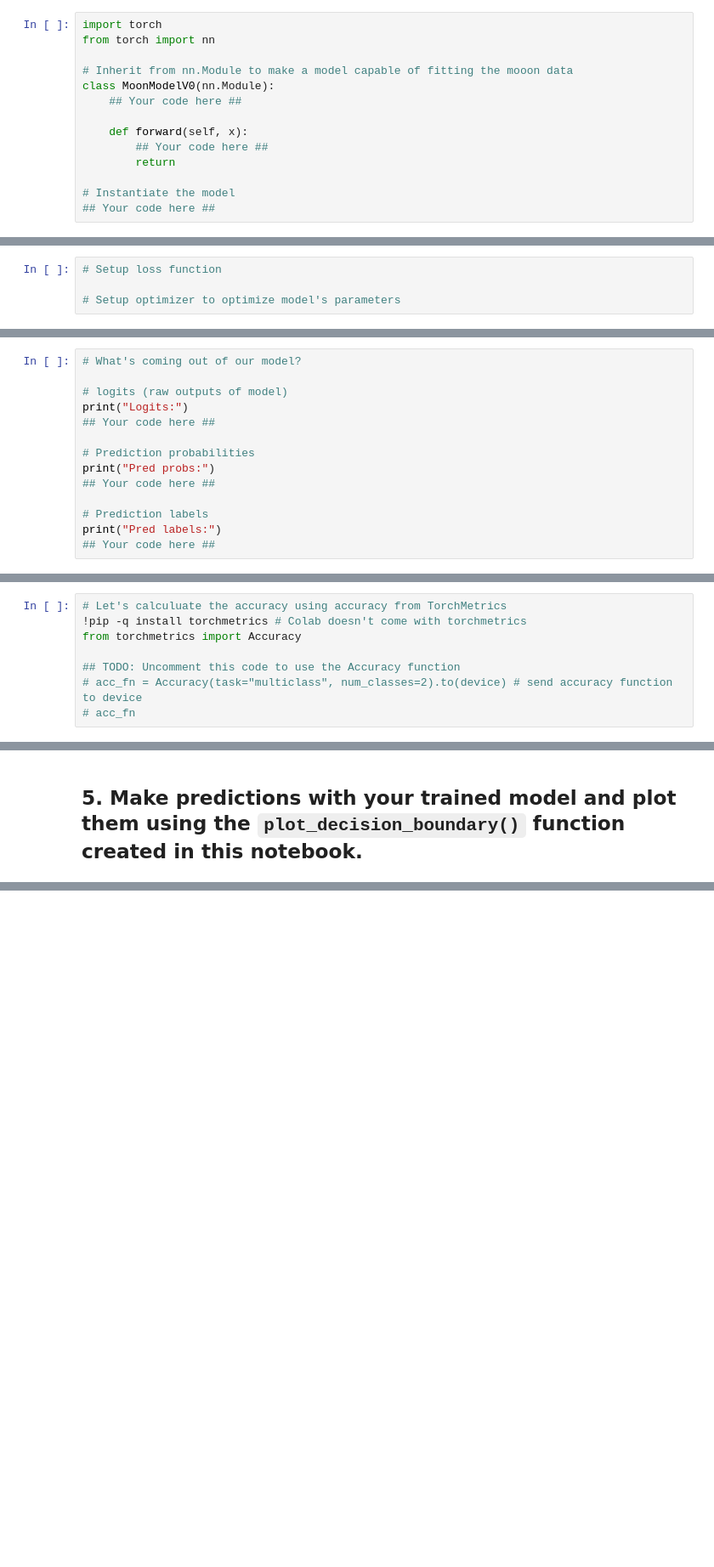
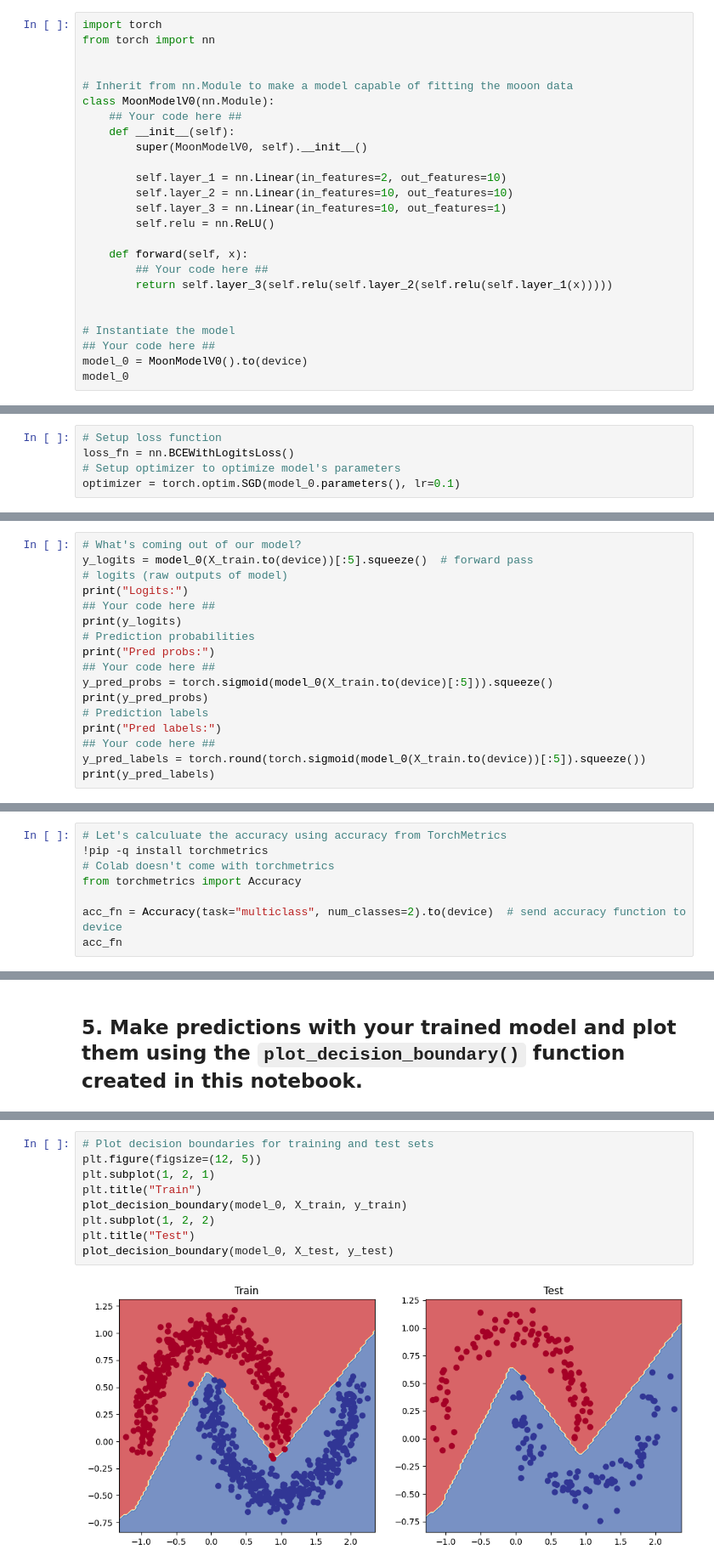
Before and after one commit to Ouzr0107/pytorch_ex, a Jupyter notebook: extras/exercises/02_pytorch_classification_exercises.ipynb, the cells around one changed output, grey strips where cells are left out. Shown at 85% size. Cells and saved outputs as stored; diff of their text form; blank space fills up the shorter version.

```diff
--- a/extras/exercises/02_pytorch_classification_exercises.ipynb
+++ b/extras/exercises/02_pytorch_classification_exercises.ipynb
@@ -50,13 +72,24 @@ from sklearn.model_selection import train_test_split
 import torch
 from torch import nn
 
+
 # Inherit from nn.Module to make a model capable of fitting the mooon data
 class MoonModelV0(nn.Module):
     ## Your code here ##
+    def __init__(self):
+        super(MoonModelV0, self).__init__()
+
+        self.layer_1 = nn.Linear(in_features=2, out_features=10)
+        self.layer_2 = nn.Linear(in_features=10, out_features=10)
+        self.layer_3 = nn.Linear(in_features=10, out_features=1)
+        self.relu = nn.ReLU()
 
     def forward(self, x):
         ## Your code here ##
-        return
+        return self.layer_3(self.relu(self.layer_2(self.relu(self.layer_1(x)))))
+
 
 # Instantiate the model
 ## Your code here ##
+model_0 = MoonModelV0().to(device)
+model_0
@@ -64,8 +104,9 @@ class MoonModelV0(nn.Module):
 ## 3. Setup a binary classification compatible loss function and optimizer to use when training the model built in 2.
 # %%
 # Setup loss function
-
+loss_fn = nn.BCEWithLogitsLoss()
 # Setup optimizer to optimize model's parameters
+optimizer = torch.optim.SGD(model_0.parameters(), lr=0.1)
 # %% [markdown]
 ## 4. Create a training and testing loop to fit the model you created in 2 to the data you created in 1.
   * Do a forward pass of the model to see what's coming out in the form of logits, prediction probabilities and labels.
@@ -74,17 +115,20 @@ class MoonModelV0(nn.Module):
   * The training loop should output progress every 10 epochs of the model's training and test set loss and accuracy.
 # %%
 # What's coming out of our model?
-
+y_logits = model_0(X_train.to(device))[:5].squeeze()  # forward pass
 # logits (raw outputs of model)
 print("Logits:")
 ## Your code here ##
-
+print(y_logits)
 # Prediction probabilities
 print("Pred probs:")
 ## Your code here ##
-
+y_pred_probs = torch.sigmoid(model_0(X_train.to(device)[:5])).squeeze()
+print(y_pred_probs)
 # Prediction labels
 print("Pred labels:")
 ## Your code here ##
+y_pred_labels = torch.round(torch.sigmoid(model_0(X_train.to(device))[:5]).squeeze())
+print(y_pred_labels)
 # %% [output]
 Logits:
@@ -93,8 +142,8 @@ Pred labels:
 # %%
 # Let's calculuate the accuracy using accuracy from TorchMetrics
-!pip -q install torchmetrics # Colab doesn't come with torchmetrics
+!pip -q install torchmetrics
+# Colab doesn't come with torchmetrics
 from torchmetrics import Accuracy
 
-## TODO: Uncomment this code to use the Accuracy function
-# acc_fn = Accuracy(task="multiclass", num_classes=2).to(device) # send accuracy function to device
-# acc_fn
+acc_fn = Accuracy(task="multiclass", num_classes=2).to(device)  # send accuracy function to device
+acc_fn
@@ -192,3 +255,14 @@ def plot_decision_boundary(model, X, y):
+# %%
+# Plot decision boundaries for training and test sets
+plt.figure(figsize=(12, 5))
+plt.subplot(1, 2, 1)
+plt.title("Train")
+plot_decision_boundary(model_0, X_train, y_train)
+plt.subplot(1, 2, 2)
+plt.title("Test")
+plot_decision_boundary(model_0, X_test, y_test)
+# %% [output]
+[figure, added]
 # %% [markdown]
 ## 6. Replicate the Tanh (hyperbolic tangent) activation function in pure PyTorch.
   * Feel free to reference the [ML cheatsheet website](https://ml-cheatsheet.readthedocs.io/en/latest/activation_functions.html#tanh) for the formula.
```
Also changed, not shown: parts of 24 cells of this notebook.
